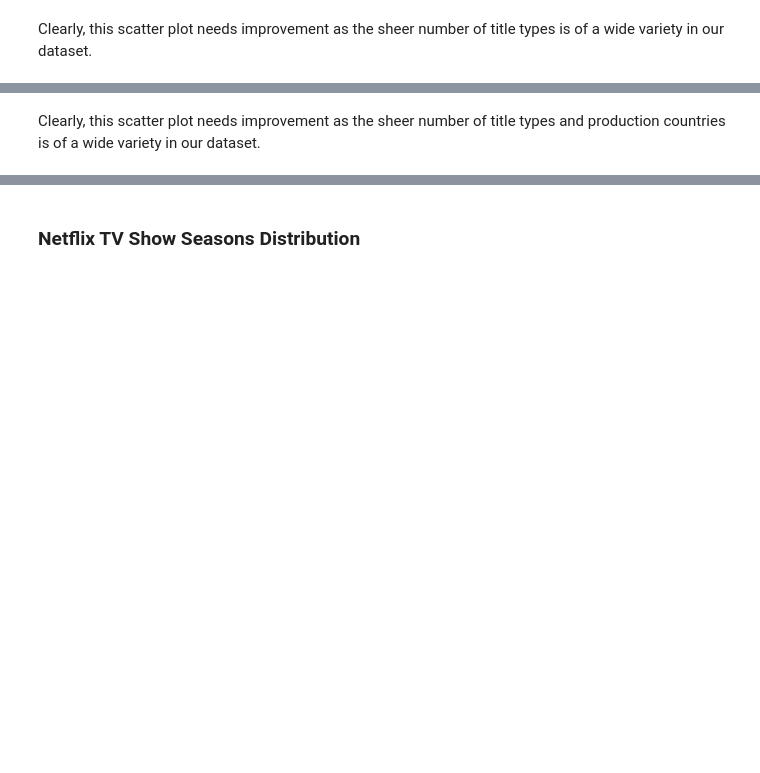
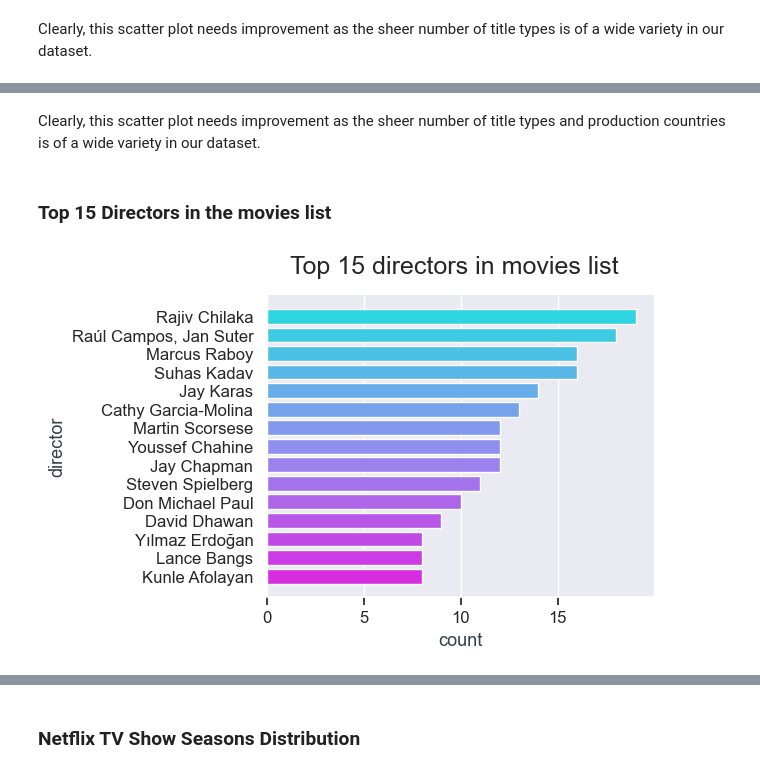
Before and after one commit to AjaySreekumar47/Netflix-EDA, a Jupyter notebook: Netflix Titles EDA+Visualizations.ipynb, the cells around one changed output, grey strips where cells are left out. Cells and saved outputs as stored; diff of their text form; code cells hidden in the pictures; blank space fills up the shorter version.

```diff
--- a/Netflix Titles EDA+Visualizations.ipynb
+++ b/Netflix Titles EDA+Visualizations.ipynb
@@ -388,2 +442,8 @@ plt.show()
-# %% [markdown]
-Clearly, this scatter plot needs improvement as the sheer number of title types and production countries is of a wide variety in our dataset.
+# %% [markdown]
+Clearly, this scatter plot needs improvement as the sheer number of title types and production countries is of a wide variety in our dataset.
+# %% [markdown]
+### Top 15 Directors in the movies list
+# %%
+bar_plot_data(titles, "director", "Top 15 directors in movies list");
+# %% [output]
+[figure, added]
```
Also changed, not shown: parts of 35 cells of this notebook.
